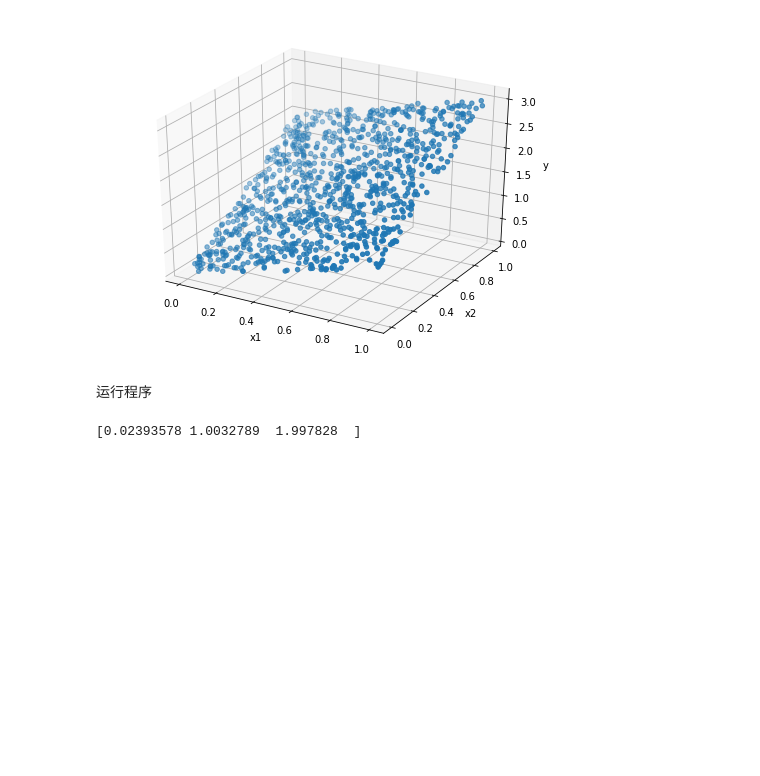
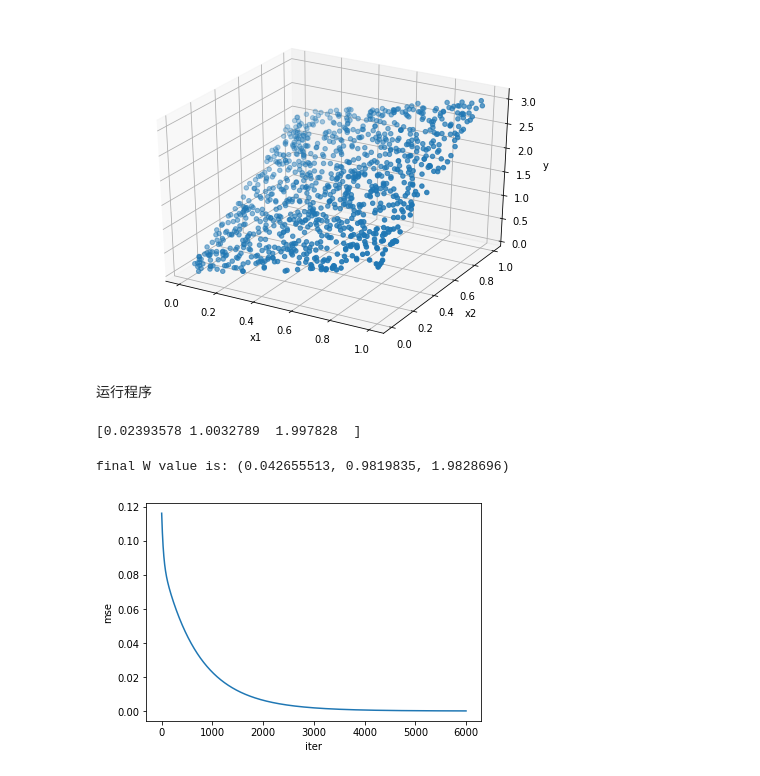
Before and after one commit to dyzsasd/dyzsasd.github.io, a Jupyter notebook: zhinan/1.4 Linear Regression.ipynb, the cells around one changed output. Cells and saved outputs as stored; diff of their text form; code cells hidden in the pictures; blank space fills up the shorter version.

```diff
--- a/zhinan/1.4 Linear Regression.ipynb
+++ b/zhinan/1.4 Linear Regression.ipynb
@@ -42,2 +42,41 @@ with tf.Session() as sess:
 # %% [output]
 [0.02393578 1.0032789  1.997828  ]
+# %%
+tf.reset_default_graph()
+
+learning_rate = 0.005
+
+X = tf.constant(x, name='X', dtype='float32')  # 创建X张量
+Y = tf.constant(y, name='Y', dtype='float32')  # 创建Y张量
+
+w = tf.get_variable(name="w", shape=[k + 1], initializer=tf.random_normal_initializer(mean=1), dtype='float32')  # 创建参数变量w
+y_pred=tf.reduce_sum(tf.multiply(X, w, name="predictions"), axis=1)  # 预测y值
+
+err = y_pred - y  # 误差
+mse = tf.reduce_mean(tf.square(err), name="mse")  # 平方损失函数
+
+gradients = 2 / n * tf.reduce_sum(tf.transpose(tf.multiply(tf.transpose(X), err)), axis=0)  # 计算梯度
+
+training_op=tf.assign(w, w - learning_rate*gradients)  # 迭代W值
+
+init=tf.global_variables_initializer()  # 全局初始化函数
+# %%
+mses = []
+_w = []
+
+with tf.Session() as sess:
+    sess.run(init)
+    for i in range(6000):
+        _mse, _ = sess.run([mse, training_op])
+        mses.append(_mse)
+    _w = w.eval()
+
+print('final W value is: (%s)' % ', '.join([str(wn) for wn in _w]))
+
+plt.plot(range(len(mses)), mses)
+plt.xlabel('iter')
+plt.ylabel('mse')
+plt.show()
+# %% [output]
+final W value is: (0.042655513, 0.9819835, 1.9828696)
+[figure, added]
```
Also changed, not shown: parts of 5 cells of this notebook, 1 other file.
